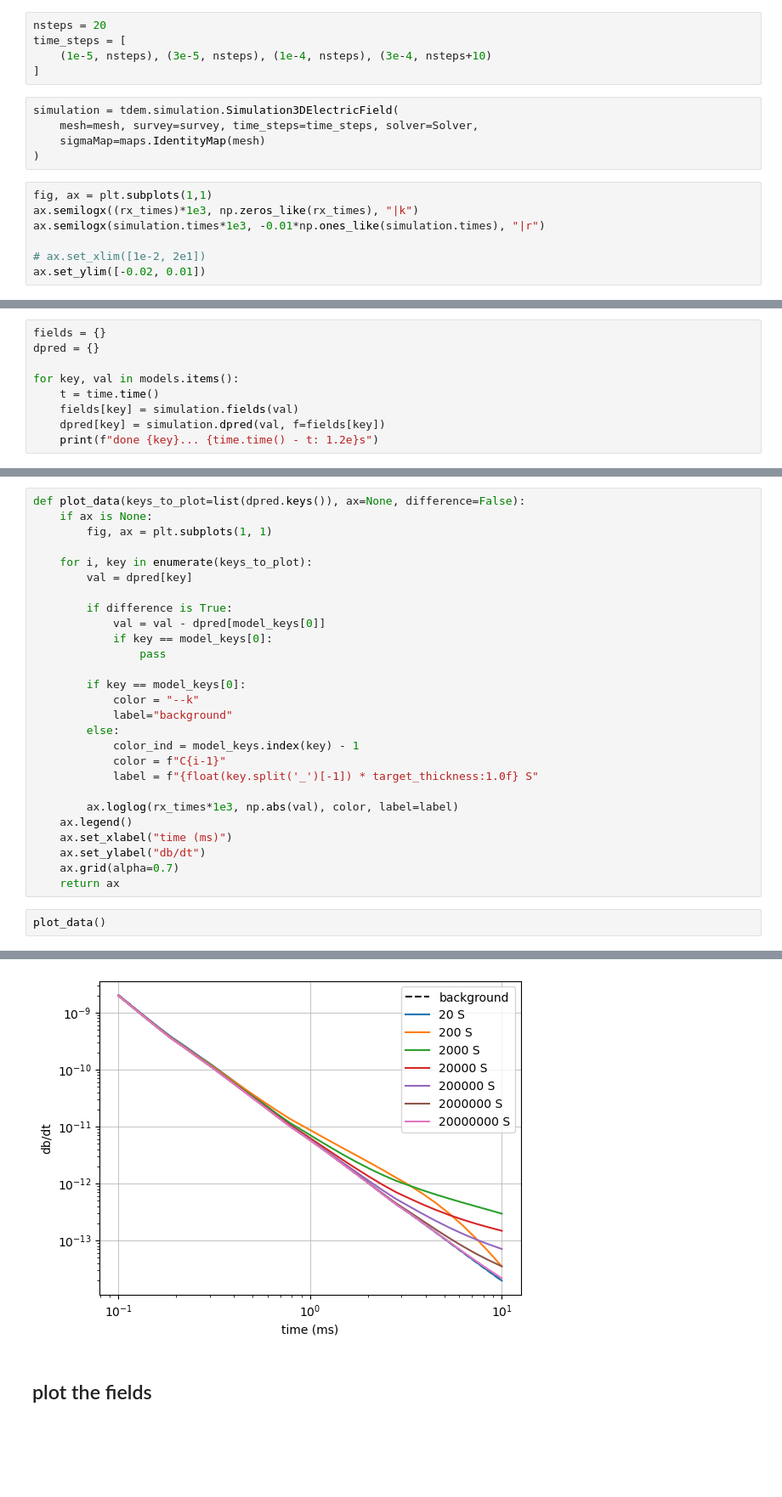
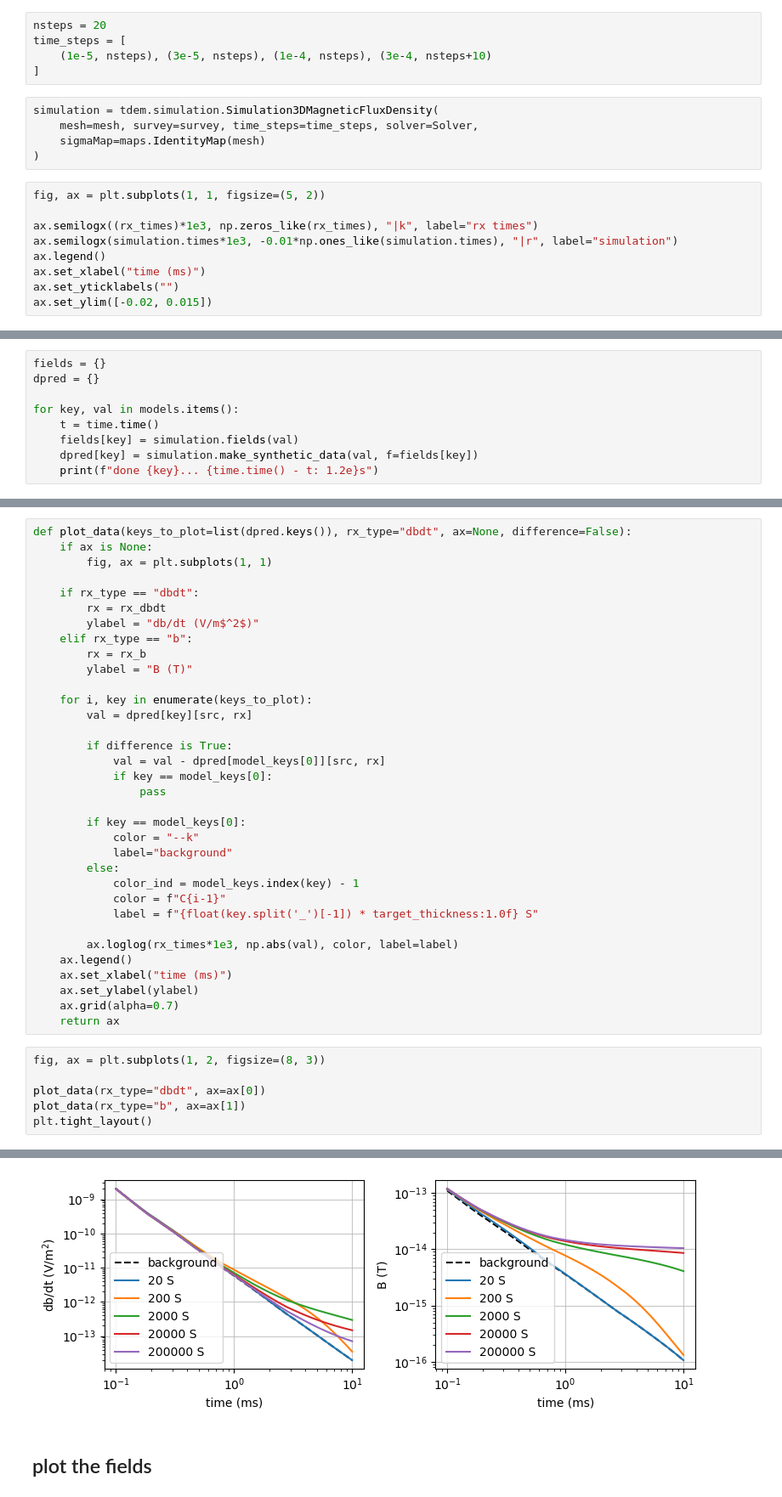
Before and after one commit to ubcgif/2024-aqgeo-meeting-em-tutorial, a Jupyter notebook: 1-forward-simulation.ipynb, the cells around one changed output, grey strips where cells are left out. Shown: that part at 85% size. Cells and saved outputs as stored; diff of their text form; blank space fills up the shorter version.

```diff
--- a/1-forward-simulation.ipynb
+++ b/1-forward-simulation.ipynb
@@ -143,15 +155,17 @@ time_steps = [
     (1e-5, nsteps), (3e-5, nsteps), (1e-4, nsteps), (3e-4, nsteps+10)
 ]
 # %%
-simulation = tdem.simulation.Simulation3DElectricField(
+simulation = tdem.simulation.Simulation3DMagneticFluxDensity(
     mesh=mesh, survey=survey, time_steps=time_steps, solver=Solver,
     sigmaMap=maps.IdentityMap(mesh)
 )
 # %%
-fig, ax = plt.subplots(1,1)
-ax.semilogx((rx_times)*1e3, np.zeros_like(rx_times), "|k")
-ax.semilogx(simulation.times*1e3, -0.01*np.ones_like(simulation.times), "|r")
+fig, ax = plt.subplots(1, 1, figsize=(5, 2))
 
-# ax.set_xlim([1e-2, 2e1])
-ax.set_ylim([-0.02, 0.01])
+ax.semilogx((rx_times)*1e3, np.zeros_like(rx_times), "|k", label="rx times")
+ax.semilogx(simulation.times*1e3, -0.01*np.ones_like(simulation.times), "|r", label="simulation")
+ax.legend()
+ax.set_xlabel("time (ms)")
+ax.set_yticklabels("")
+ax.set_ylim([-0.02, 0.015])
 # %% [output]
@@ -164,6 +178,6 @@ dpred = {}
 for key, val in models.items():
     t = time.time()
     fields[key] = simulation.fields(val)
-    dpred[key] = simulation.dpred(val, f=fields[key])
+    dpred[key] = simulation.make_synthetic_data(val, f=fields[key])
     print(f"done {key}... {time.time() - t: 1.2e}s")
 # %% [output]
@@ -178,13 +190,20 @@ done sigma_1e+06...  1.40e+00s
 # %%
-def plot_data(keys_to_plot=list(dpred.keys()), ax=None, difference=False):
+def plot_data(keys_to_plot=list(dpred.keys()), rx_type="dbdt", ax=None, difference=False):
     if ax is None:
         fig, ax = plt.subplots(1, 1)
 
+    if rx_type == "dbdt":
+        rx = rx_dbdt
+        ylabel = "db/dt (V/m$^2$)"
+    elif rx_type == "b":
+        rx = rx_b
+        ylabel = "B (T)"
+
     for i, key in enumerate(keys_to_plot):
-        val = dpred[key]
+        val = dpred[key][src, rx]
 
         if difference is True:
-            val = val - dpred[model_keys[0]]
+            val = val - dpred[model_keys[0]][src, rx]
             if key == model_keys[0]:
                 pass
 
@@ -199,9 +218,13 @@ def plot_data(keys_to_plot=list(dpred.keys()), ax=None, difference=False):
         ax.loglog(rx_times*1e3, np.abs(val), color, label=label)
     ax.legend()
     ax.set_xlabel("time (ms)")
-    ax.set_ylabel("db/dt")
+    ax.set_ylabel(ylabel)
     ax.grid(alpha=0.7)
     return ax
 # %%
-plot_data()
+fig, ax = plt.subplots(1, 2, figsize=(8, 3))
+
+plot_data(rx_type="dbdt", ax=ax[0])
+plot_data(rx_type="b", ax=ax[1])
+plt.tight_layout()
 # %% [output]
@@ -209,4 +231,4 @@ plot_data()
-[figure, old version]
+[figure, new version]
 # %% [markdown]
 ## plot the fields
 # %%
```
Also changed, not shown: parts of 20 cells of this notebook, 1 other file.
